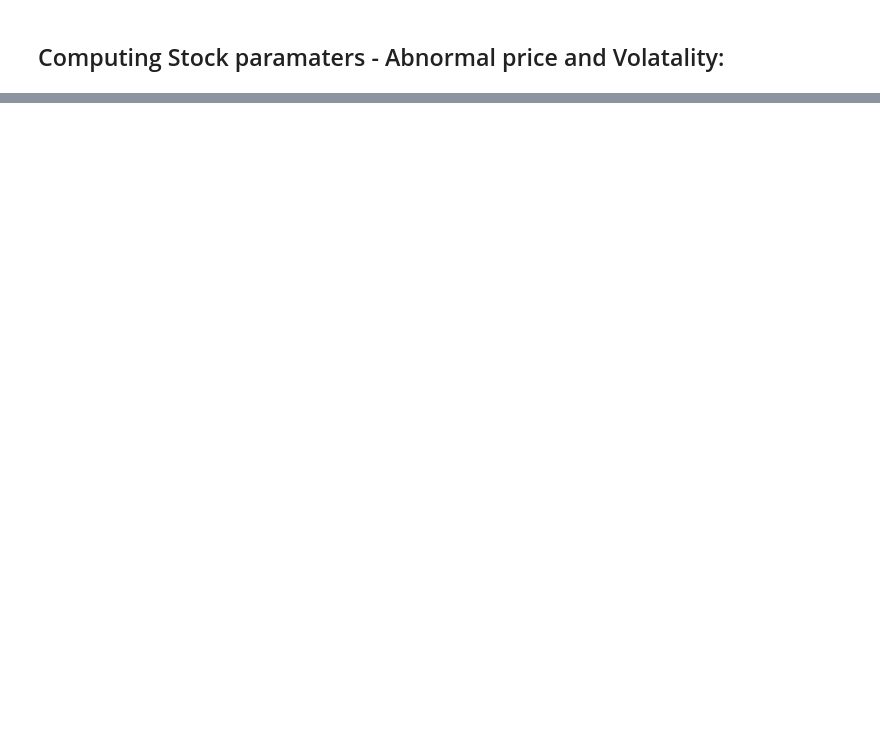
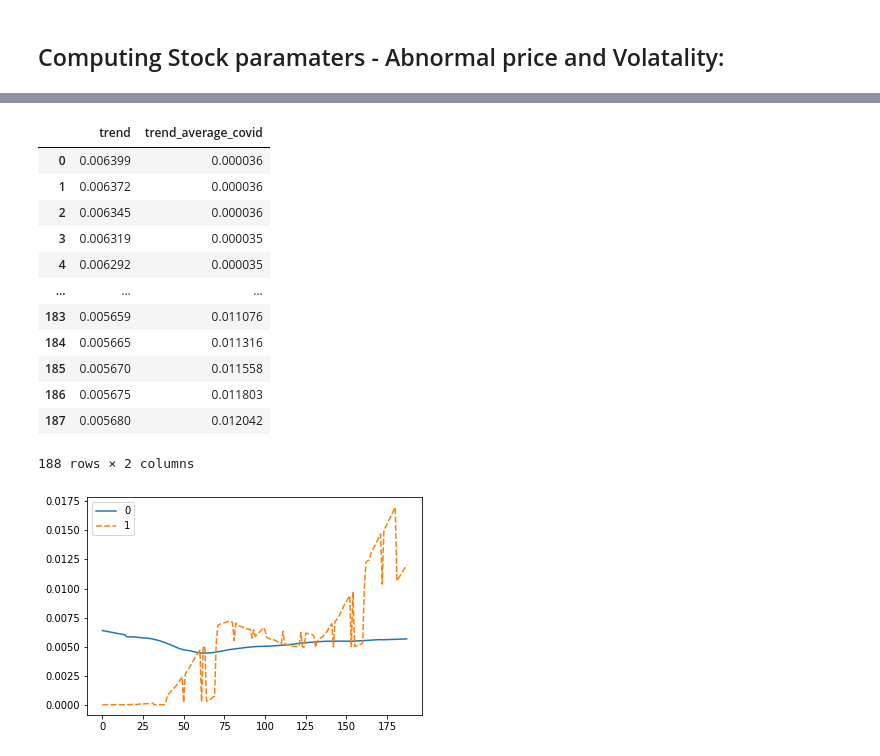
Before and after one commit to gandhimonil9823/Covid_Stock_Analysis, a Jupyter notebook: Covid_Stock.ipynb, the cells around one changed output, grey strips where cells are left out. Drawn from its saved outputs; the diff is of its cells as text; code cells hidden in the pictures; blank space fills up the shorter version.

```diff
--- a/Covid_Stock.ipynb
+++ b/Covid_Stock.ipynb
@@ -514,3 +641,5 @@ ax1 = fig.add_subplot(211)
 fig = sm.graphics.tsa.plot_acf(arima_mod6.resid, lags=40, ax=ax1)
 ax2 = fig.add_subplot(212)
 fig = sm.graphics.tsa.plot_pacf(arima_mod6.resid, lags=40, ax=ax2)
+# %%
+df_snp500 = df_with_missing[['Date','Adj_Close_SP500']]
@@ -516,0 +731,35 @@ fig = sm.graphics.tsa.plot_pacf(arima_mod6.resid, lags=40, ax=ax2)
+# %%
+df = pd.DataFrame(
+    {'trend': trend_to_plot,
+     'trend_average_covid': array_plot_trend_average
+    })
+
+
+
+norm1 = [float(i)/sum(trend_to_plot) for i in trend_to_plot]
+norm2 = [float(i)/sum(array_plot_trend_average) for i in array_plot_trend_average]
+
+
+sns.lineplot(data=[norm1, norm2])
+
+df_norm = pd.DataFrame(
+    {'trend': norm1,
+     'trend_average_covid': norm2
+    })
+
+df_norm
+# %% [output]
+|  | trend | trend_average_covid |
+| 0 | 0.006399 | 0.000036 |
+| 1 | 0.006372 | 0.000036 |
+| 2 | 0.006345 | 0.000036 |
+| 3 | 0.006319 | 0.000035 |
+| 4 | 0.006292 | 0.000035 |
+| ... | ... | ... |
+| 183 | 0.005659 | 0.011076 |
+| 184 | 0.005665 | 0.011316 |
+| 185 | 0.005670 | 0.011558 |
+| 186 | 0.005675 | 0.011803 |
+| 187 | 0.005680 | 0.012042 |
+188 rows × 2 columns
+[figure, added]
```
Also changed, not shown: parts of 25 cells of this notebook.
